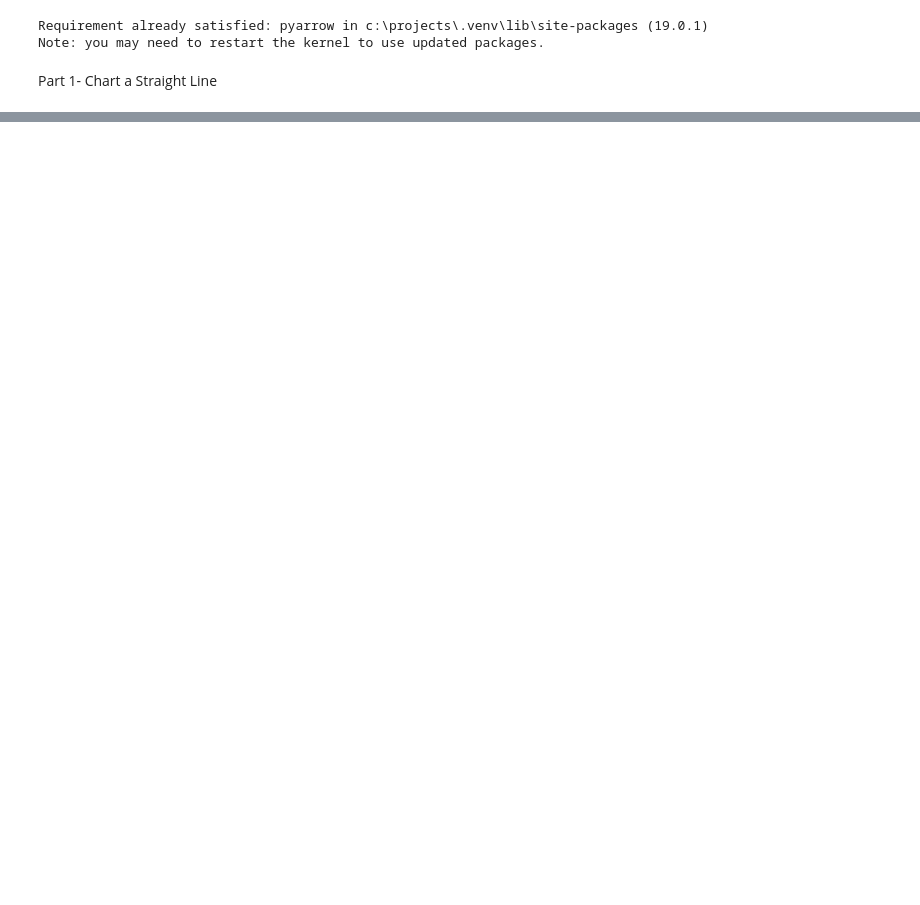
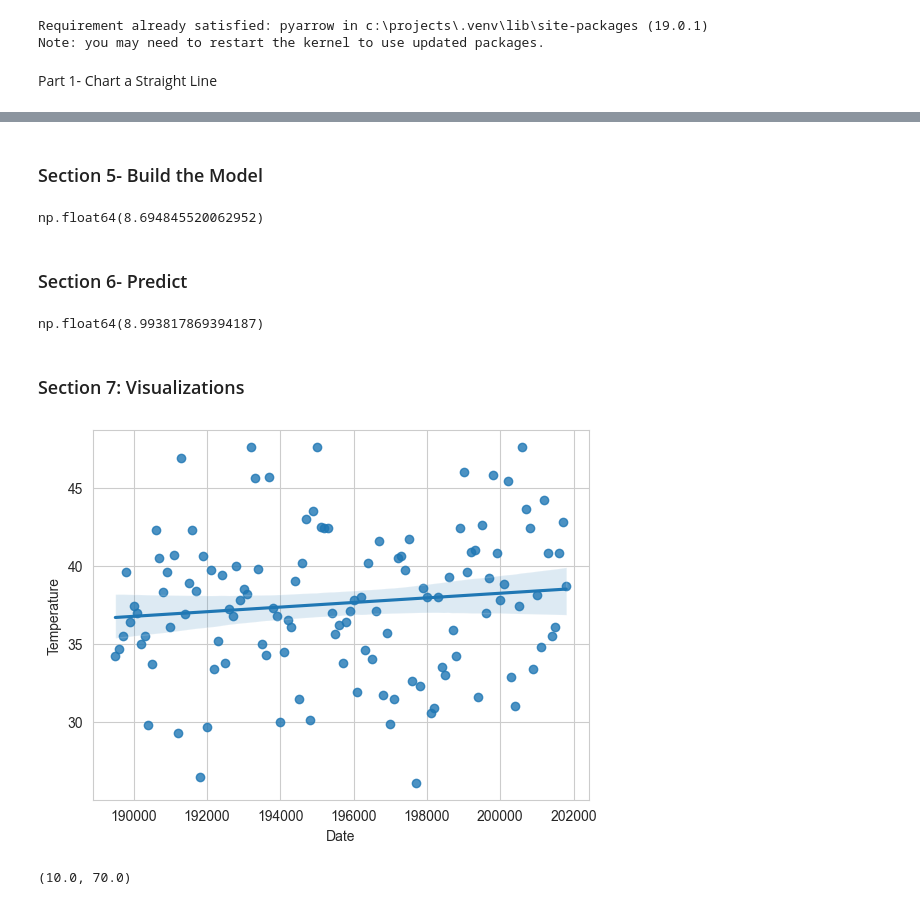
Before and after one commit to bfuemmeler/datafun-07-ml, a Jupyter notebook: brenda_ml.ipynb, the cells around one changed output, grey strips where cells are left out. Drawn from its saved outputs; the diff is of its cells as text; code cells hidden in the pictures; blank space fills up the shorter version.

Commit message:
Section 1-7

```diff
--- a/brenda_ml.ipynb
+++ b/brenda_ml.ipynb
@@ -45,0 +52,11 @@ plt.show()
+# %%
+# Link to the dataset
+url = r'C:\Projects\datafun-07-ml\IntroToPython\examples\ch10\ave_hi_nyc_jan_1895-2018.csv'
+
+# Load the dataset from the link into a Dataframe
+nyc_df = pd.read_csv(url)
+
+nyc_df['Date']=nyc_df['Date'].astype(int)
+
+# Display first few rows of dataset to verify
+print(nyc_df.head())
@@ -45,0 +92,4 @@ plt.show()
+# %%
+nyc_df.columns = ['Date', 'Temperature', 'Anomoly']
+
+nyc_df.head(3)
@@ -45,0 +117,2 @@ plt.show()
+# %% [markdown]
+### Section 5- Build the Model
@@ -45,0 +122,22 @@ plt.show()
+# %%
+linear_regression.intercept
+# %% [output]
+np.float64(8.694845520062952)
+# %% [markdown]
+### Section 6- Predict
+# %%
+linear_regression.slope * 2024 + linear_regression.intercept
+# %% [output]
+np.float64(8.993817869394187)
+# %% [markdown]
+### Section 7: Visualizations
+# %%
+sns.set_style('whitegrid')
+
+axes = sns.regplot(x=nyc_df.Date, y=nyc_df.Temperature)
+# %% [output]
+[figure, added]
+# %%
+axes.set_ylim(10, 70)
+# %% [output]
+(10.0, 70.0)
```
Also changed, not shown: parts of 14 cells of this notebook, 1 other file.
